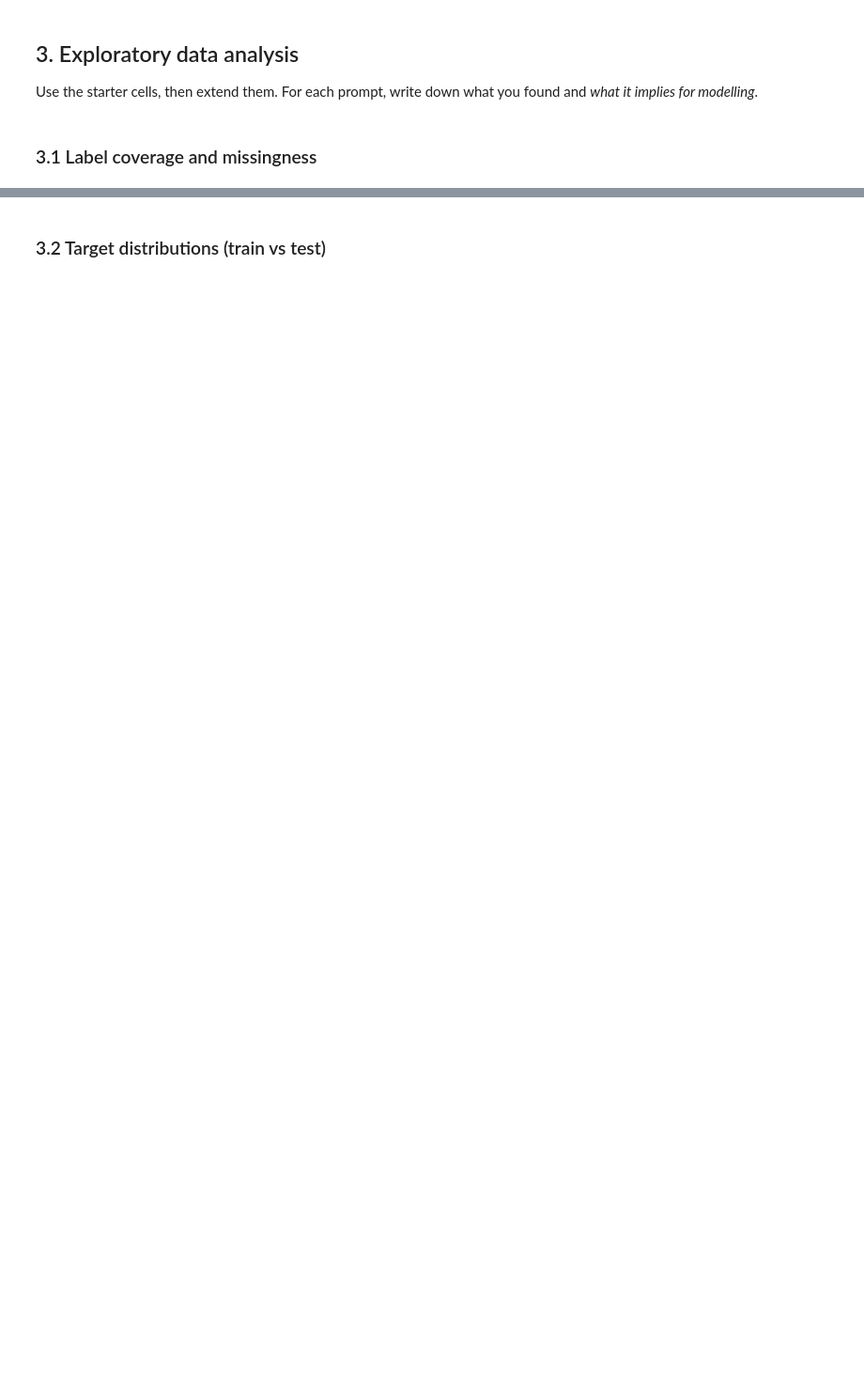
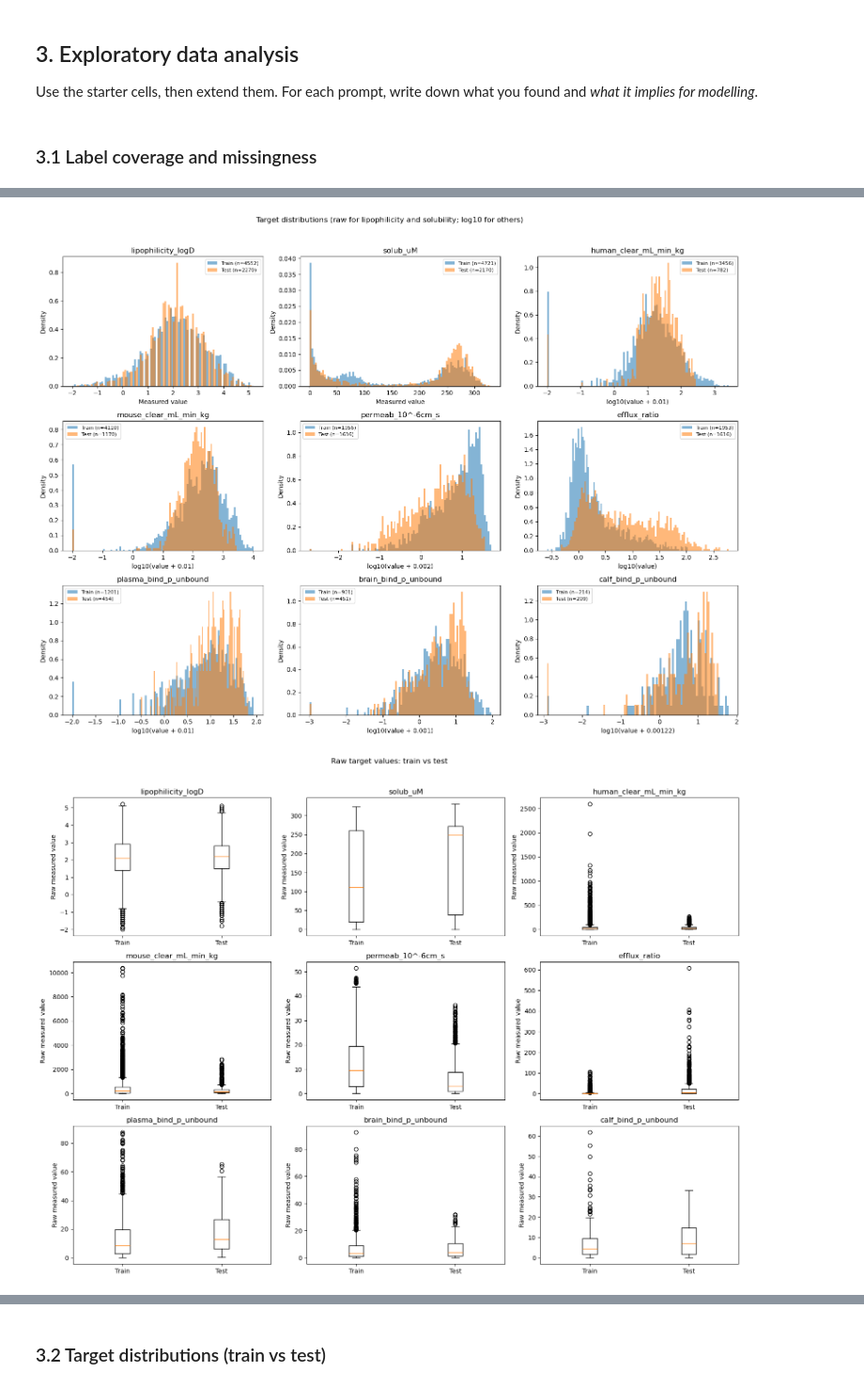
Before and after one commit to BSB47/adme_test, a Jupyter notebook: adme_technical_assessment.ipynb, the cells around one changed output, grey strips where cells are left out. Shown at 94% size. Cells and saved outputs as stored; diff of their text form; code cells hidden in the pictures; blank space fills up the shorter version.

```diff
--- a/adme_technical_assessment.ipynb
+++ b/adme_technical_assessment.ipynb
@@ -124,2 +217,75 @@ Name: count, dtype: int64
 # %%
 # TODO: check for censoring / ceiling effects in KSOL and the other endpoints.
+# Keep lipophilicity and solubility raw; log10-transform the other targets.
+RAW_TARGETS = {"lipophilicity_logD", "solub_uM"}
+LOG_TARGETS = [target for target in TARGETS if target not in RAW_TARGETS]
+
+# For targets with zeros, use half the smallest positive training value as c.
+# Use the same c for test so the transform is determined from training data only.
+log_offsets = {}
+for target in LOG_TARGETS:
+    positive_train = train.loc[train[target] > 0, target]
+    log_offsets[target] = positive_train.min() * 0.1 if (train[target] == 0).any() else 0.0
+
+train_plot = train[TARGETS].copy()
+test_plot = test[TARGETS].copy()
+for target in LOG_TARGETS:
+    c = log_offsets[target]
+    train_plot[target] = np.log10(train_plot[target] + c)
+    test_plot[target] = np.log10(test_plot[target] + c)
+
+fig, axes = plt.subplots(3, 3, figsize=(16, 12))
+for ax, target in zip(axes.flat, TARGETS):
+    train_values = train_plot[target].dropna()
+    test_values = test_plot[target].dropna()
+    ax.hist(train_values, bins=100, density=True, alpha=0.55, label=f"Train (n={len(train_values)})")
+    ax.hist(test_values, bins=100, density=True, alpha=0.55, label=f"Test (n={len(test_values)})")
+    ax.set_title(target)
+    if target in LOG_TARGETS:
+        c = log_offsets[target]
+        ax.set_xlabel(f"log10(value + {c:g})" if c else "log10(value)")
+    else:
+        ax.set_xlabel("Measured value")
+    ax.set_ylabel("Density")
+    ax.legend(fontsize=8)
+
+fig.suptitle("Target distributions (raw for lipophilicity and solubility; log10 for others)")
+fig.tight_layout(rect=(0, 0, 1, 0.96))
+plt.show()
+
+# Compare raw train and test values with side-by-side box-and-whisker plots.
+fig, axes = plt.subplots(3, 3, figsize=(16, 12))
+for ax, target in zip(axes.flat, TARGETS):
+    train_values = train[target].dropna()
+    test_values = test[target].dropna()
+    ax.boxplot([train_values, test_values], labels=["Train", "Test"])
+    ax.set_title(target)
+    ax.set_ylabel("Raw measured value")
+
+fig.suptitle("Raw target values: train vs test")
+fig.tight_layout(rect=(0, 0, 1, 0.96))
+plt.show()
+
+# Summarize observed minima and exact-zero counts for each target.
+summary_rows = []
+for target in TARGETS:
+    train_values = train[target].dropna()
+    test_values = test[target].dropna()
+    summary_rows.append({
+        "target": target,
+        "train_min": train_values.min(),
+        "test_min": test_values.min(),
+        "train_zeros": (train_values == 0).sum()/len(train_values)*100,
+        "test_zeros": (test_values == 0).sum()/len(test_values)*100,
+        "train_max": train_values.max(),
+        "test_max": test_values.max(),
+        "train_max_n": (train_values == train_values.max()).sum(),
+        "test_max_n": (test_values == test_values.max()).sum(),
+    })
+
+target_bounds = pd.DataFrame(summary_rows).set_index("target")
+display(target_bounds)
+print(log_offsets)
+# %% [output]
+[figure, added]
+[figure, added]
```
Also changed, not shown: parts of 5 cells of this notebook.
